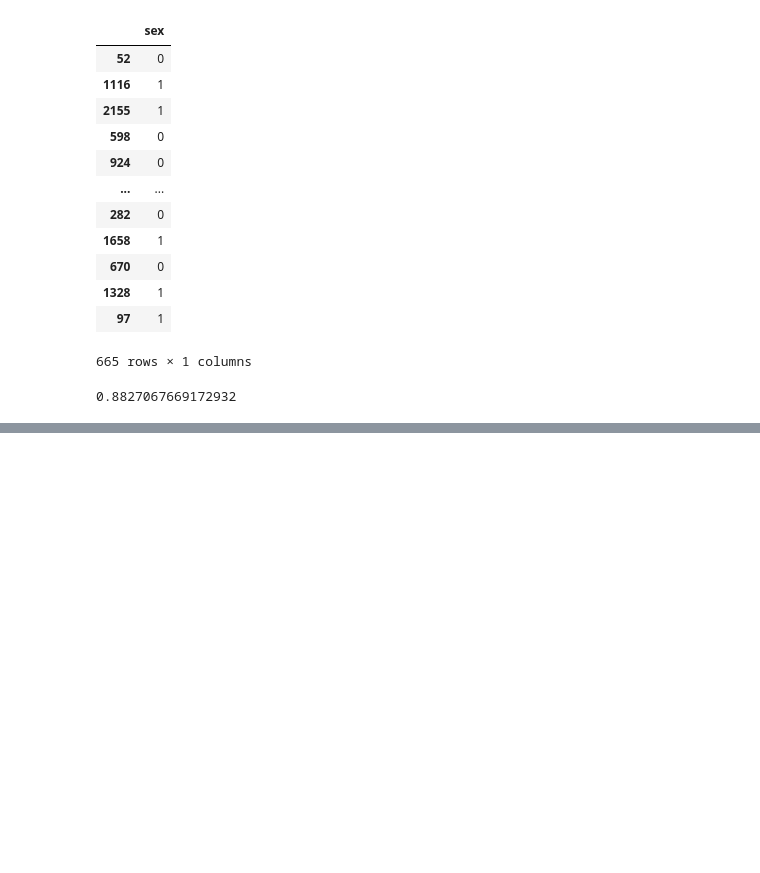
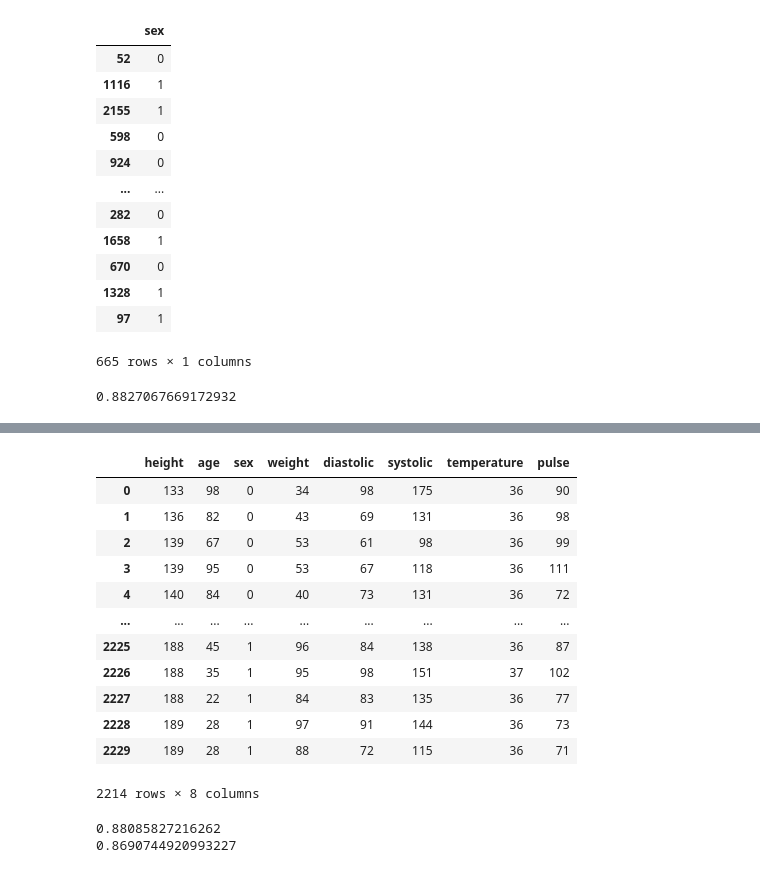
Before and after one commit to areum-choe/Machine_Learning, a Jupyter notebook: LogisticRegression/Logistic regression.ipynb, the cells around one changed output, grey strips where cells are left out. Drawn from its saved outputs; the diff is of its cells as text; code cells hidden in the pictures; blank space fills up the shorter version.

```diff
--- a/LogisticRegression/Logistic regression.ipynb
+++ b/LogisticRegression/Logistic regression.ipynb
@@ -136,0 +155,16 @@ metrics.accuracy_score(test_y, Y_pred)
+# %%
+df
+# %% [output]
+|  | height | age | sex | weight | diastolic | systolic | temperature | pulse |
+| 0 | 133 | 98 | 0 | 34 | 98 | 175 | 36 | 90 |
+| 1 | 136 | 82 | 0 | 43 | 69 | 131 | 36 | 98 |
+| 2 | 139 | 67 | 0 | 53 | 61 | 98 | 36 | 99 |
+| 3 | 139 | 95 | 0 | 53 | 67 | 118 | 36 | 111 |
+| 4 | 140 | 84 | 0 | 40 | 73 | 131 | 36 | 72 |
+| ... | ... | ... | ... | ... | ... | ... | ... | ... |
+| 2225 | 188 | 45 | 1 | 96 | 84 | 138 | 36 | 87 |
+| 2226 | 188 | 35 | 1 | 95 | 98 | 151 | 37 | 102 |
+| 2227 | 188 | 22 | 1 | 84 | 83 | 135 | 36 | 77 |
+| 2228 | 189 | 28 | 1 | 97 | 91 | 144 | 36 | 73 |
+| 2229 | 189 | 28 | 1 | 88 | 72 | 115 | 36 | 71 |
+2214 rows × 8 columns
@@ -136,0 +184,8 @@ metrics.accuracy_score(test_y, Y_pred)
+# %%
+lr=LogisticRegression()
+lr.fit(train_scaled, train_target)
+print(lr.score(train_scaled, train_target))
+print(lr.score(test_scaled, test_target))
+# %% [output]
+0.88085827216262
+0.8690744920993227
```
Also changed, not shown: parts of 15 cells of this notebook.
